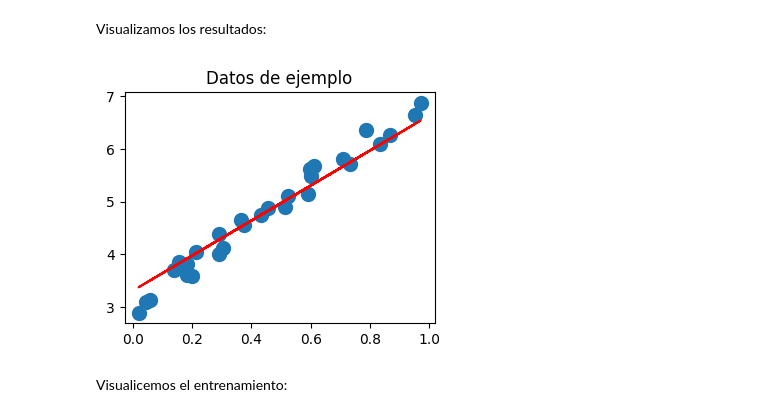
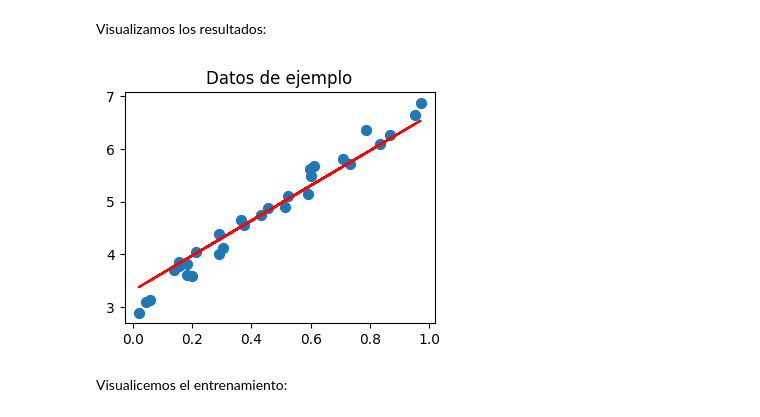
Before and after one commit to andres-merino/AprendizajeAutomaticoInicial-05-N0105, a Jupyter notebook: 2-Notebooks/11-Perceptron-I.ipynb, the cells around one changed output. Drawn from its saved outputs; the diff is of its cells as text; code cells hidden in the pictures.

```diff
--- a/2-Notebooks/11-Perceptron-I.ipynb
+++ b/2-Notebooks/11-Perceptron-I.ipynb
@@ -281,12 +281,12 @@ Visualizamos los resultados:
 # %%
 # Visualizar los datos
 plt.figure(figsize=(4, 3))
-plt.scatter(X, y, s=100)
+plt.scatter(X, y, s=50)
 plt.plot(X, s(a(X, w, b)), c='r')
 plt.title('Datos de ejemplo')
 plt.show()
 # %% [output]
-[figure, old version]
+[figure, new version]
 # %% [markdown]
 Visualicemos el entrenamiento:
 # %%
```
Also changed, not shown: parts of 2 cells of this notebook.
